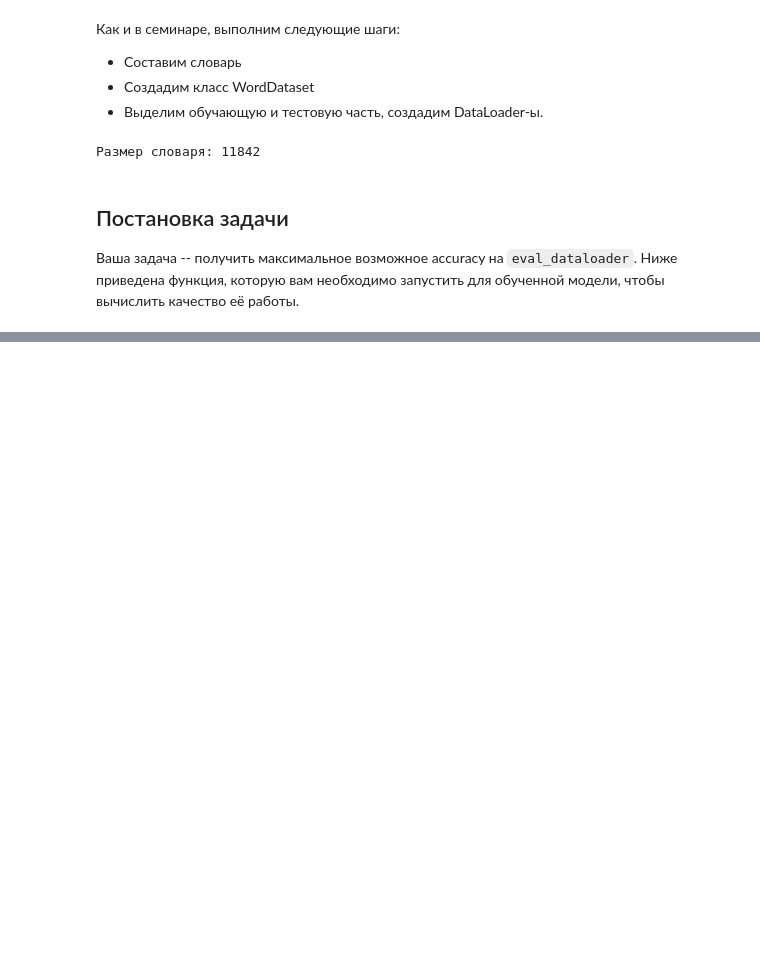
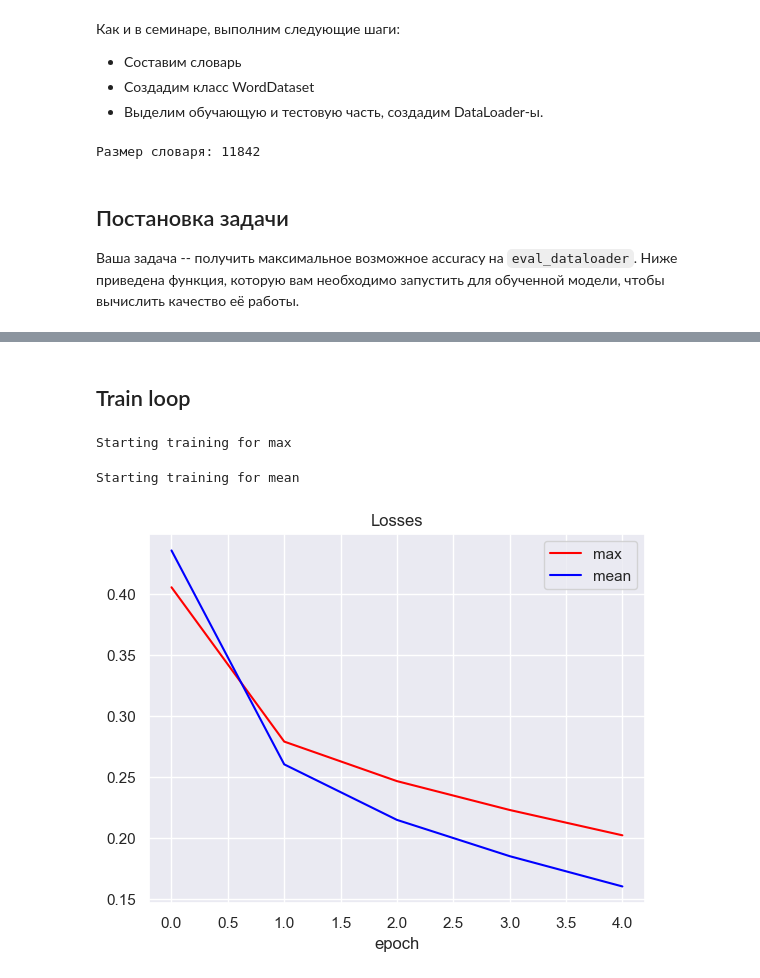
Before and after one commit to alex-chin/dls_part_2_nlp, a Jupyter notebook: week_02_RNN/Homework/hw_2_text_classification.ipynb, the cells around one changed output, grey strips where cells are left out. Drawn from its saved outputs; the diff is of its cells as text; code cells hidden in the pictures; blank space fills up the shorter version.

```diff
--- a/week_02_RNN/Homework/hw_2_text_classification.ipynb
+++ b/week_02_RNN/Homework/hw_2_text_classification.ipynb
@@ -189,0 +228,2 @@ def evaluate(model, eval_dataloader) -> float:
+# %% [markdown]
+## Train loop
@@ -189,0 +253,50 @@ def evaluate(model, eval_dataloader) -> float:
+# %%
+num_epoch = 5
+eval_steps = len(train_dataloader) // 2
+
+losses_type = {}
+acc_type = {}
+
+for aggregation_type in ['max', 'mean']:
+    print(f"Starting training for {aggregation_type}")
+    losses = []
+    acc = []
+
+    model = CharLM(
+        hidden_dim=256, vocab_size=len(vocab), aggregation_type=aggregation_type, num_classes=4).to(device)
+    criterion = nn.CrossEntropyLoss(ignore_index=word2ind['<pad>'])
+    optimizer = torch.optim.Adam(model.parameters())
+
+    for epoch in range(num_epoch):
+        epoch_losses = []
+        model.train()
+        for i, batch in enumerate(tqdm(train_dataloader, desc=f'Training epoch {epoch}:')):
+            optimizer.zero_grad()
+            logits = model(batch['input_ids'])
+            loss = criterion(logits, batch['label'])
+            loss.backward()
+            optimizer.step()
+
+            epoch_losses.append(loss.item())
+            if i % eval_steps == 0:
+                model.eval()
+                acc.append(evaluate(model))
+                model.train()
+
+        losses.append(sum(epoch_losses) / len(epoch_losses))
+
+    losses_type[aggregation_type] = losses
+    acc_type[aggregation_type] = acc
+# %% [output]
+Starting training for max
+Starting training for mean
+# %%
+for (name, values), color in zip(losses_type.items(), ['red', 'blue']):
+    plt.plot(np.arange(len(losses_type[name])), losses_type[name], color=color, label=name)
+
+plt.title('Losses')
+plt.xlabel("epoch")
+plt.legend()
+plt.show()
+# %% [output]
+[figure, added]
```
Also changed, not shown: parts of 43 cells of this notebook, 5 other files.
